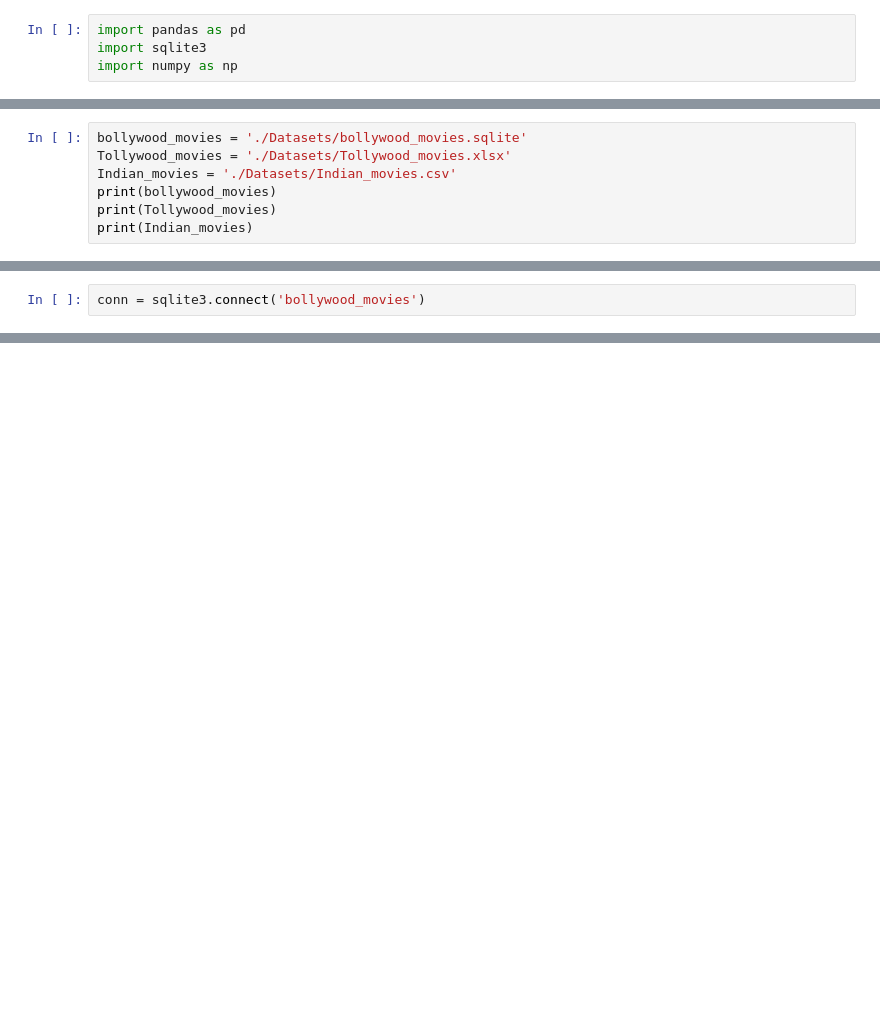
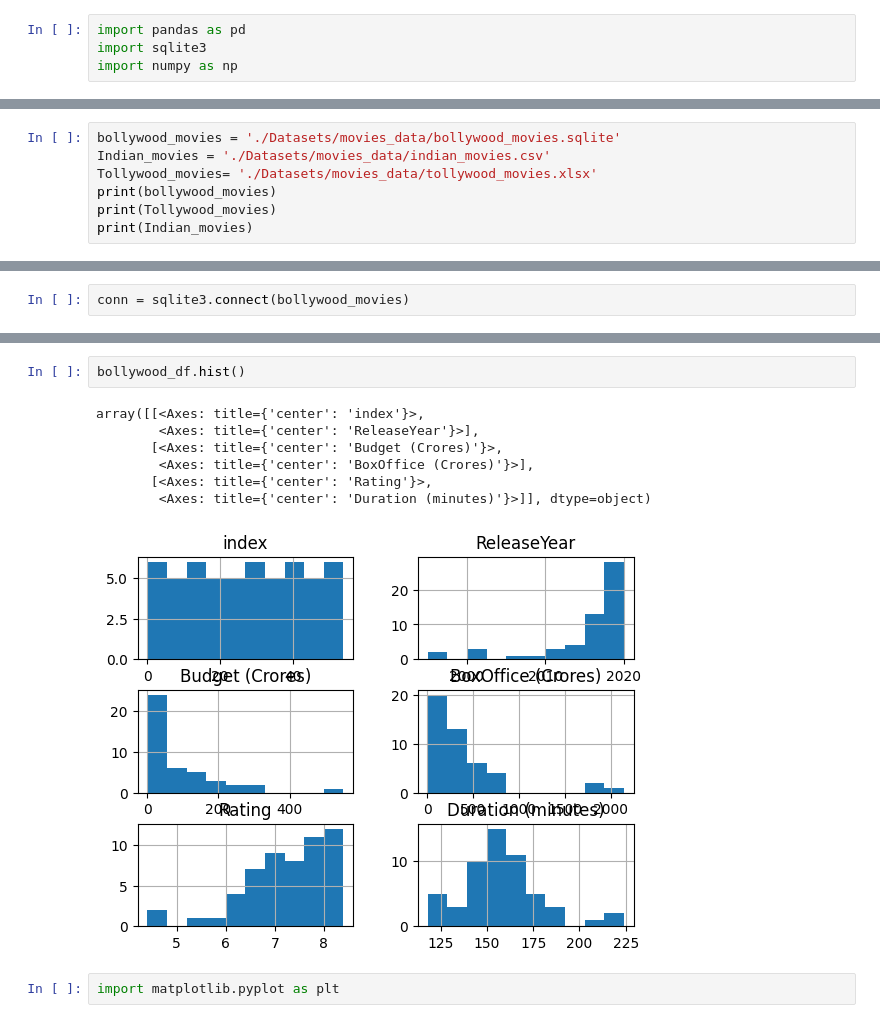
Before and after one commit to shashank-nineleaps/python_assignment, a Jupyter notebook: Final_Test_Pandas/Data_cleaning.ipynb, the cells around one changed output, grey strips where cells are left out. Drawn from its saved outputs; the diff is of its cells as text; blank space fills up the shorter version.

Commit message:
Basic EDA on First bollywood_movies Dataset

```diff
--- a/Final_Test_Pandas/Data_cleaning.ipynb
+++ b/Final_Test_Pandas/Data_cleaning.ipynb
@@ -5,7 +9,7 @@ import numpy as np
 # %%
-bollywood_movies = './Datasets/bollywood_movies.sqlite'
-Tollywood_movies = './Datasets/Tollywood_movies.xlsx'
-Indian_movies = './Datasets/Indian_movies.csv'
+bollywood_movies = './Datasets/movies_data/bollywood_movies.sqlite'
+Indian_movies = './Datasets/movies_data/indian_movies.csv'
+Tollywood_movies= './Datasets/movies_data/tollywood_movies.xlsx'
 print(bollywood_movies)
 print(Tollywood_movies)
 print(Indian_movies)
@@ -16,5 +24,5 @@ print(Indian_movies)
 # %%
-conn = sqlite3.connect('bollywood_movies')
+conn = sqlite3.connect(bollywood_movies)
 # %%
 tables = pd.read_sql_query("SELECT name FROM sqlite_master WHERE type='table';", conn)
 print(tables)
@@ -29,0 +64,12 @@ DatabaseError: Execution failed on sql 'SELECT * FROM movies;': no such table: m
+# %%
+bollywood_df.hist()
+# %% [output]
+array([[<Axes: title={'center': 'index'}>,
+        <Axes: title={'center': 'ReleaseYear'}>],
+       [<Axes: title={'center': 'Budget (Crores)'}>,
+        <Axes: title={'center': 'BoxOffice (Crores)'}>],
+       [<Axes: title={'center': 'Rating'}>,
+        <Axes: title={'center': 'Duration (minutes)'}>]], dtype=object)
+[figure, added]
+# %%
+import matplotlib.pyplot as plt
```
Also changed, not shown: parts of 10 cells of this notebook, 1 other file.
